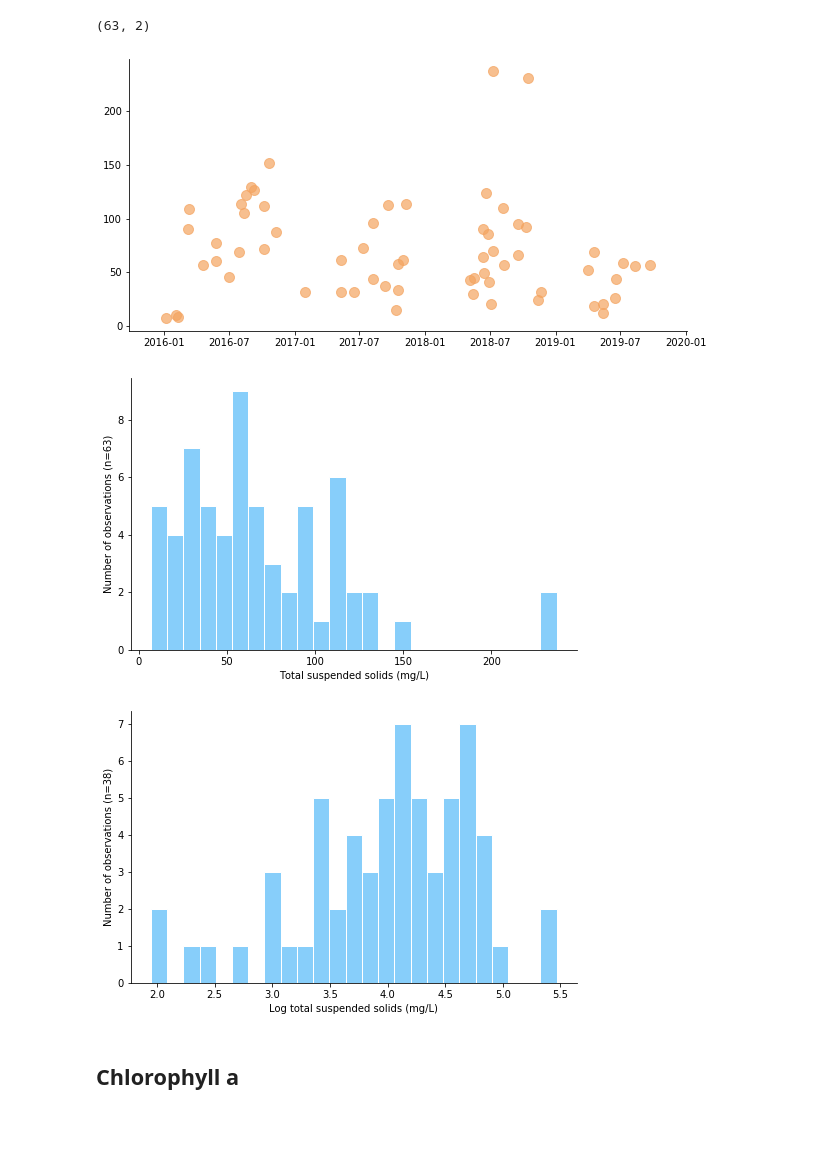
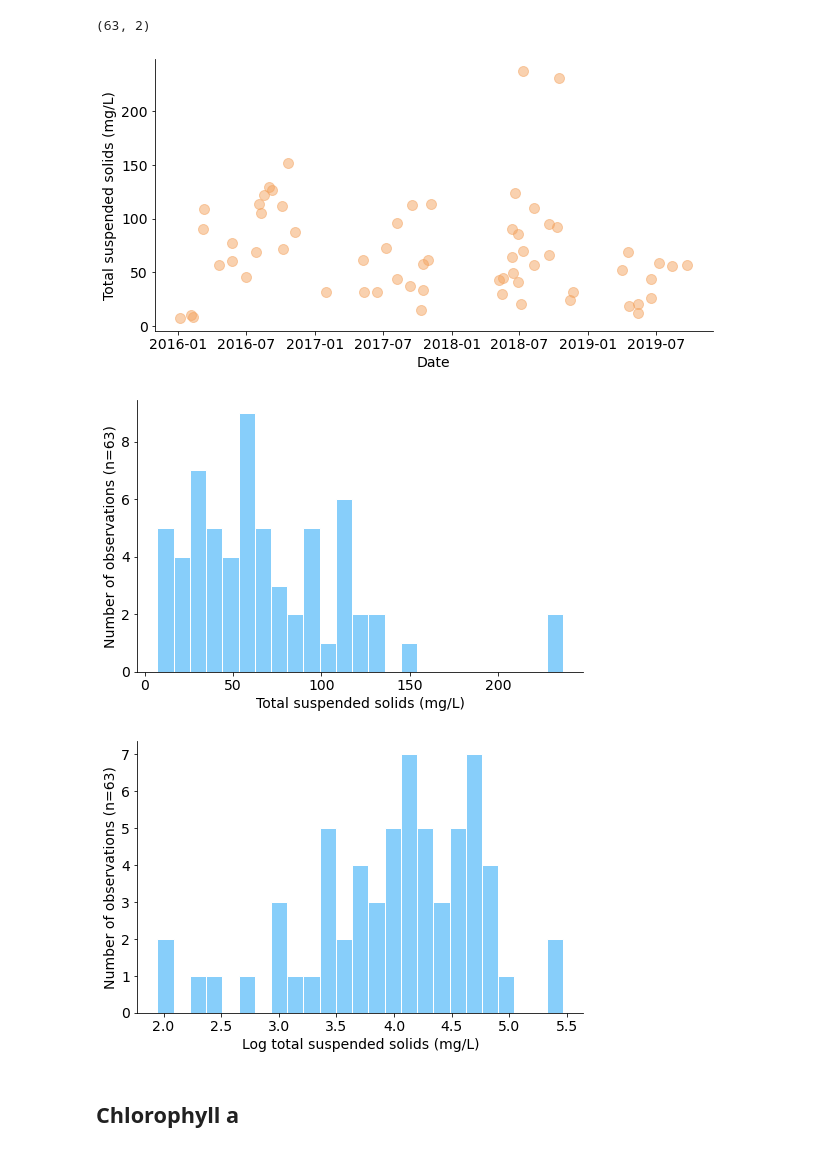
Before and after one commit to PierreMishra/WaterQualityPerceptionMP2020, a Jupyter notebook: Exploratory data analysis - Explanatory variables.ipynb, the cells around one changed output. Drawn from its saved outputs; the diff is of its cells as text; code cells hidden in the pictures; blank space fills up the shorter version.

```diff
--- a/Exploratory data analysis - Explanatory variables.ipynb
+++ b/Exploratory data analysis - Explanatory variables.ipynb
@@ -30,7 +30,7 @@ plt.rc("savefig", dpi = 300) # for saving
 # Routine water quality data
 # %%
 # Import Kateri's processed water quality data
-df = pd.read_csv("../../data/raw/ul_data_wqp_processed_2020-03-05.csv")
+df = pd.read_csv("../../Data/ul_data_wqp_processed_2020-03-05.csv")
 # %%
 # Selecting relevant columns
 df = df.loc[:,["MonitoringLocationIdentifier","datetime",
@@ -248,23 +267,30 @@ tss.shape
 #plt.hist(depth.iloc[:,1], bins=30);
 # %%
 fig, ax = plt.subplots(figsize=(10, 5))
-ax.scatter(tss.iloc[:,0], tss.iloc[:,1], color='sandybrown', alpha='0.7', s=100 );
+ax.scatter(tss.iloc[:,0], tss.iloc[:,1], color='sandybrown', alpha=0.5, s=100 )
+ax.set(xlabel='Date', ylabel='Total suspended solids (mg/L)')
+
+plt.savefig("../5 tss_ts", bbox_inches = 'tight');
 # %% [output]
-[figure, old version]
+[figure, new version]
 # %%
 # Plot histogram of distribution
 fig, ax = plt.subplots(figsize=(8, 5))
 ax.hist(tss.iloc[:,1], bins=25, color='lightskyblue', linewidth=1, edgecolor="white")
-ax.set(xlabel='Total suspended solids (mg/L)', ylabel=f'Number of observations (n={len(tss)})');
+ax.set(xlabel='Total suspended solids (mg/L)', ylabel=f'Number of observations (n={len(tss)})')
+
+plt.savefig("../5 tss_dis", bbox_inches = 'tight');
 # %% [output]
-[figure, old version]
+[figure, new version]
 # %%
 # Plot logged histogram of distribution
 fig, ax = plt.subplots(figsize=(8, 5))
 ax.hist(np.log(tss.iloc[:,1]), bins=25, color='lightskyblue', linewidth=1, edgecolor="white")
-ax.set(xlabel='Log total suspended solids (mg/L)', ylabel=f'Number of observations (n={len(d)})');
+ax.set(xlabel='Log total suspended solids (mg/L)', ylabel=f'Number of observations (n={len(tss)})')
+
+plt.savefig("../5 tss_dis_log", bbox_inches = 'tight');
 # %% [output]
-[figure, old version]
+[figure, new version]
 # %% [markdown]
 ## Chlorophyll a
 # %% [markdown]
```
Also changed, not shown: parts of 28 cells of this notebook, 2 other files.
